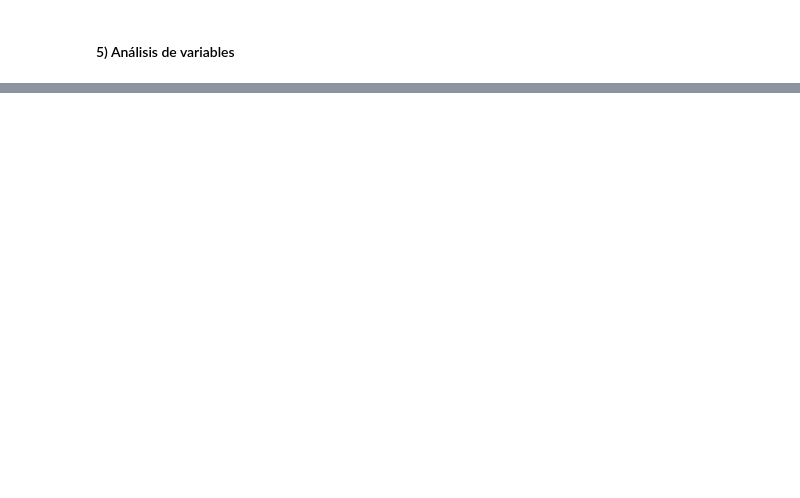
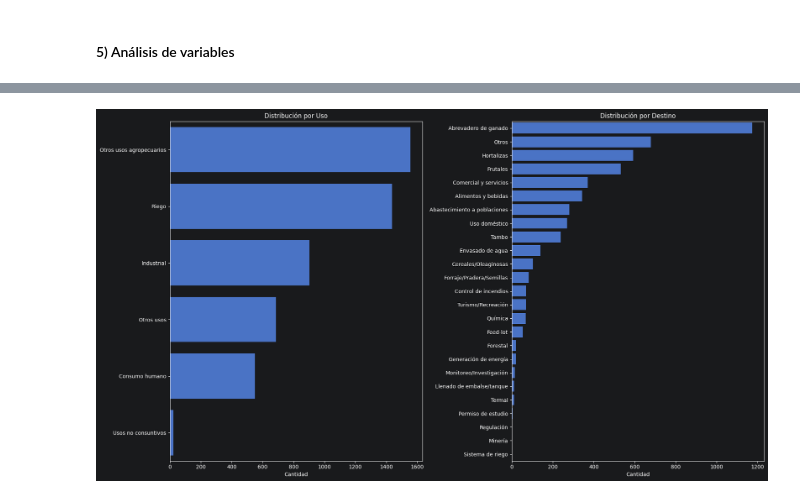
Before and after one commit to fcuneo/proyecto-python-diplomado, a Jupyter notebook: notebooks/practice.ipynb, the cells around one changed output, grey strips where cells are left out. Saved outputs shown, nothing was run; the diff lists cells and outputs as text; code cells hidden in the pictures; blank space fills up the shorter version.

```diff
--- a/notebooks/practice.ipynb
+++ b/notebooks/practice.ipynb
@@ -515,0 +567,12 @@ df
+# %%
+df["Accion Solicitud"] = df["Accion Solicitud"].str.replace(
+    r"^(Nueva)+$",
+    "Nueva",
+    regex=True
+)
+
+df["Accion Solicitud"] = df["Accion Solicitud"].str.replace(
+    r"^(Renov/Modif)+$",
+    "Renov/Modif",
+    regex=True
+)
@@ -515,0 +587,6 @@ df
+# %%
+df["Tipo Resolución"] = df["Tipo Resolución"].str.replace(
+    r"^(Permiso de uso)+$",
+    "Permiso de uso",
+    regex=True
+)
@@ -520,0 +825,31 @@ Una variable categórica es una variable que puede tomar uno de un número limit
+# %%
+fig, axes = plt.subplots(1, 2, figsize=(18, 10))
+
+# Uso
+sns.countplot(
+    data=df,
+    y="Uso",
+    order=df["Uso"].value_counts().index,
+    ax=axes[0]
+)
+
+axes[0].set_title("Distribución por Uso")
+axes[0].set_xlabel("Cantidad")
+axes[0].set_ylabel("")
+
+# Destino
+sns.countplot(
+    data=df,
+    y="Destino",
+    order=df["Destino"].value_counts().index,
+    ax=axes[1]
+)
+
+axes[1].set_title("Distribución por Destino")
+axes[1].set_xlabel("Cantidad")
+axes[1].set_ylabel("")
+
+plt.tight_layout()
+plt.show()
+# %% [output]
+[figure, added]
```
Also changed, not shown: parts of 56 cells of this notebook.
